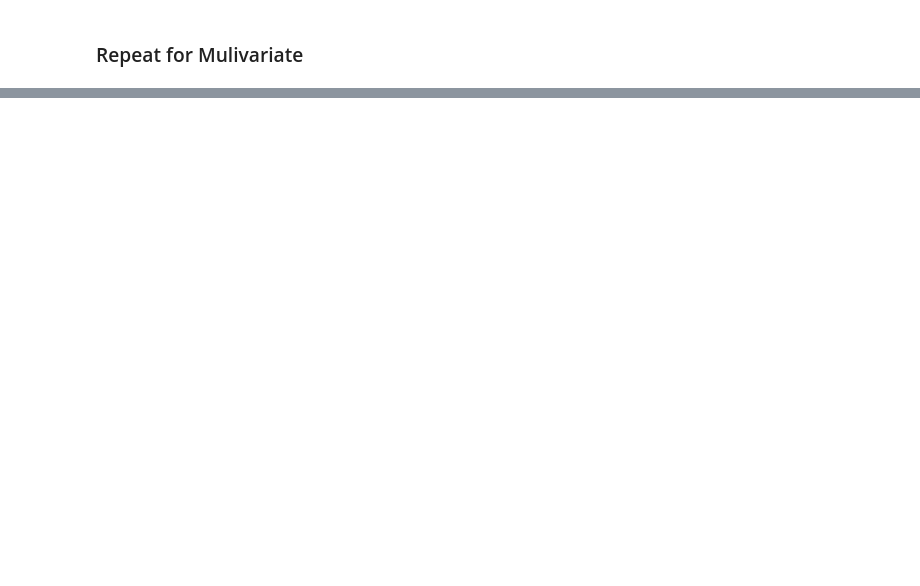
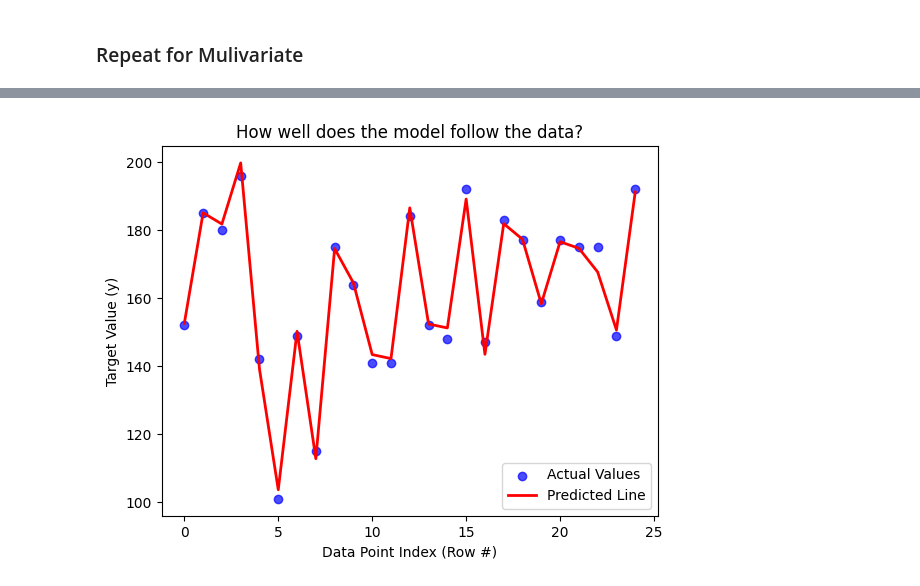
Before and after one commit to BasilReda/ITI_AI_Intake46, a Jupyter notebook: Optimization/day1/Practical Session 1 GD Implementation for LR .ipynb, the cells around one changed output, grey strips where cells are left out. Drawn from its saved outputs; the diff is of its cells as text; code cells hidden in the pictures; blank space fills up the shorter version.

```diff
--- a/Optimization/day1/Practical Session 1 GD Implementation for LR .ipynb
+++ b/Optimization/day1/Practical Session 1 GD Implementation for LR .ipynb
@@ -394,2 +422,5 @@ np.float64(48.996830093934314)
 # %% [markdown]
 ### Repeat for Mulivariate
+# %%
+mul = pd.read_csv("data/MultipleLR.csv" , names=["x1","x2","x3","y"],header=None)
+mul.head()
@@ -395,0 +434,4 @@ np.float64(48.996830093934314)
+# %%
+x_train = mul[["x1","x2","x3"]]
+y = mul["y"]
+model.fit(x_train,y)
@@ -395,0 +440,3 @@ np.float64(48.996830093934314)
+# %%
+y_pred = model.predict(x_train)
+y_pred
@@ -395,0 +451,11 @@ np.float64(48.996830093934314)
+# %%
+x_range = range(len(y))
+plt.scatter(x_range, y, color='blue', label='Actual Values', alpha=0.7)
+plt.plot(x_range, y_pred, color='red', linewidth=2, label='Predicted Line')
+plt.title('How well does the model follow the data?')
+plt.xlabel('Data Point Index (Row #)')
+plt.ylabel('Target Value (y)')
+plt.legend()
+plt.show()
+# %% [output]
+[figure, added]
```
Also changed, not shown: parts of 10 cells of this notebook.
